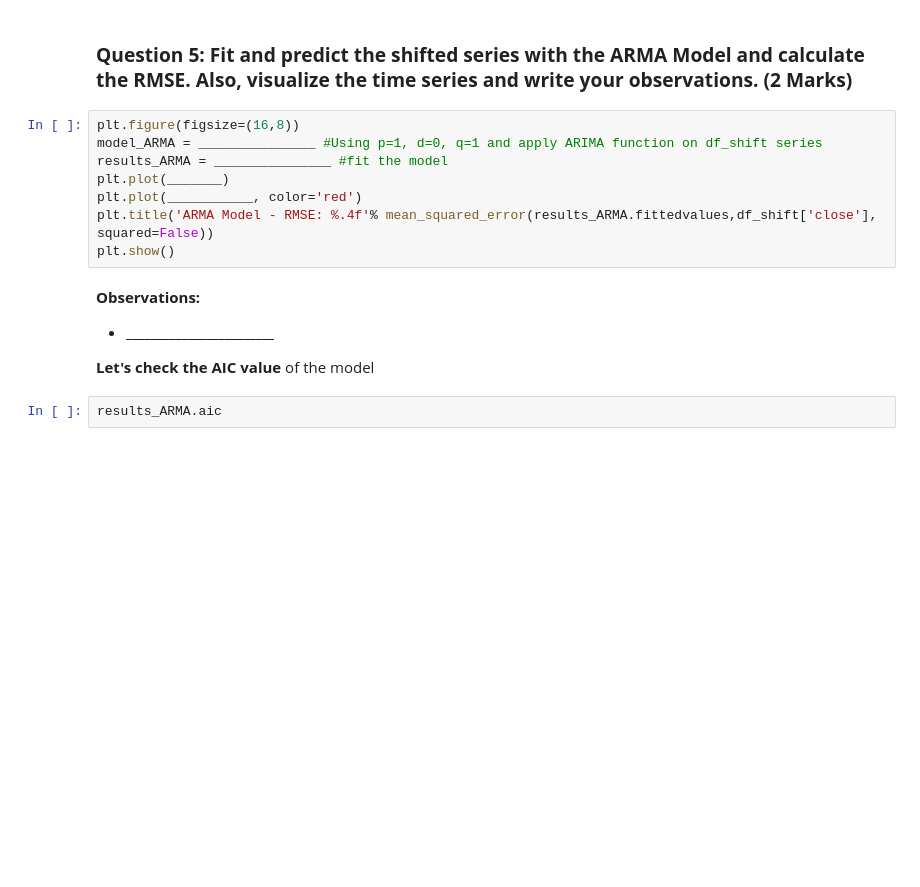
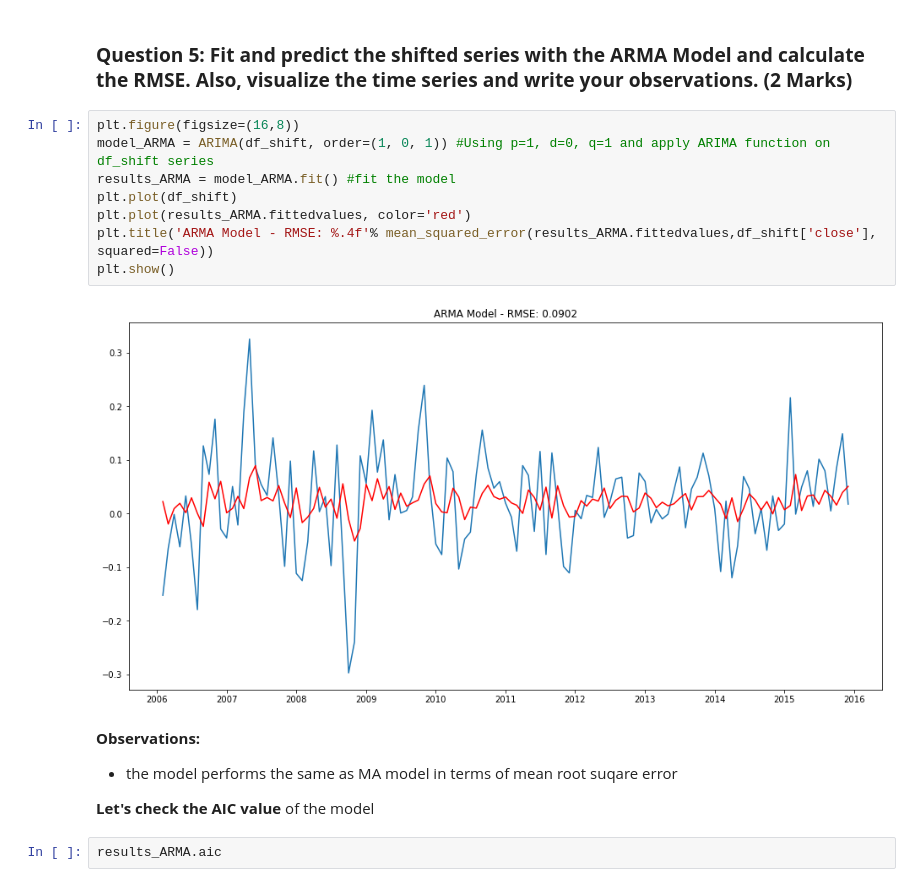
Before and after one commit to michalf84/MIT, a Jupyter notebook: 6. Applied Data Science/Practice Project/Learner_Notebook_Project_Time_Series.ipynb, the cells around one changed output. Saved outputs shown, nothing was run; the diff lists cells and outputs as text; blank space fills up the shorter version.

```diff
--- a/6. Applied Data Science/Practice Project/Learner_Notebook_Project_Time_Series.ipynb
+++ b/6. Applied Data Science/Practice Project/Learner_Notebook_Project_Time_Series.ipynb
@@ -358,15 +394,17 @@ We will be using an **ARIMA model with p=1 and q=1** (as observed from the ACF a
 ### **Question 5: Fit and predict the shifted series with the ARMA Model and calculate the RMSE. Also, visualize the time series and write your observations. (2 Marks)**
 # %%
 plt.figure(figsize=(16,8))
-model_ARMA = _______________ #Using p=1, d=0, q=1 and apply ARIMA function on df_shift series
-results_ARMA = _______________ #fit the model
-plt.plot(_______)
-plt.plot(___________, color='red')
+model_ARMA = ARIMA(df_shift, order=(1, 0, 1)) #Using p=1, d=0, q=1 and apply ARIMA function on df_shift series
+results_ARMA = model_ARMA.fit() #fit the model
+plt.plot(df_shift)
+plt.plot(results_ARMA.fittedvalues, color='red')
 plt.title('ARMA Model - RMSE: %.4f'% mean_squared_error(results_ARMA.fittedvalues,df_shift['close'], squared=False))
 plt.show()
+# %% [output]
+[figure, added]
 # %% [markdown]
 **Observations:**
-- **________________________**
+- the model performs the same as MA model in terms of mean root suqare error
 
 **Let's check the AIC value** of the model
 # %%
```
Also changed, not shown: parts of 27 cells of this notebook, 2 other files.
